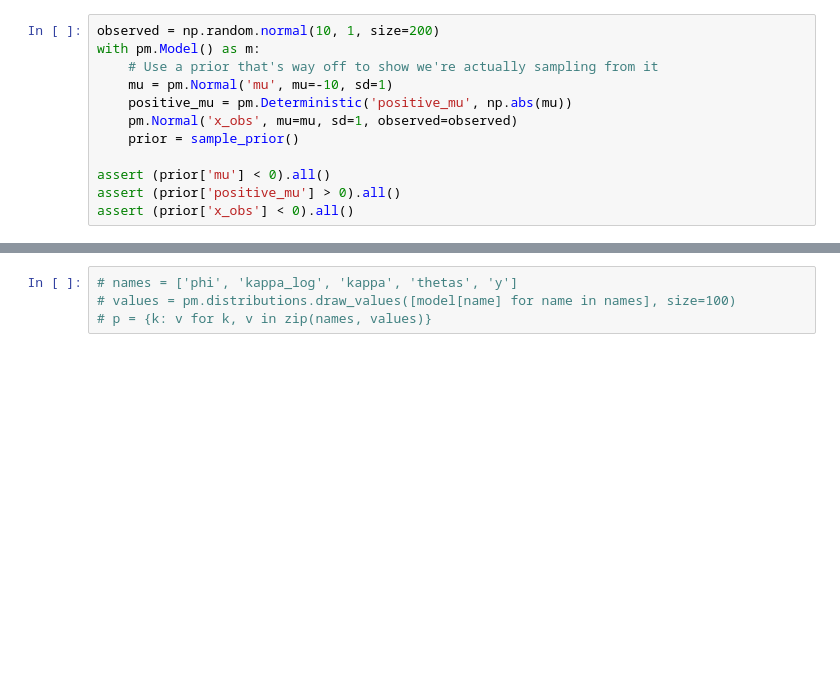
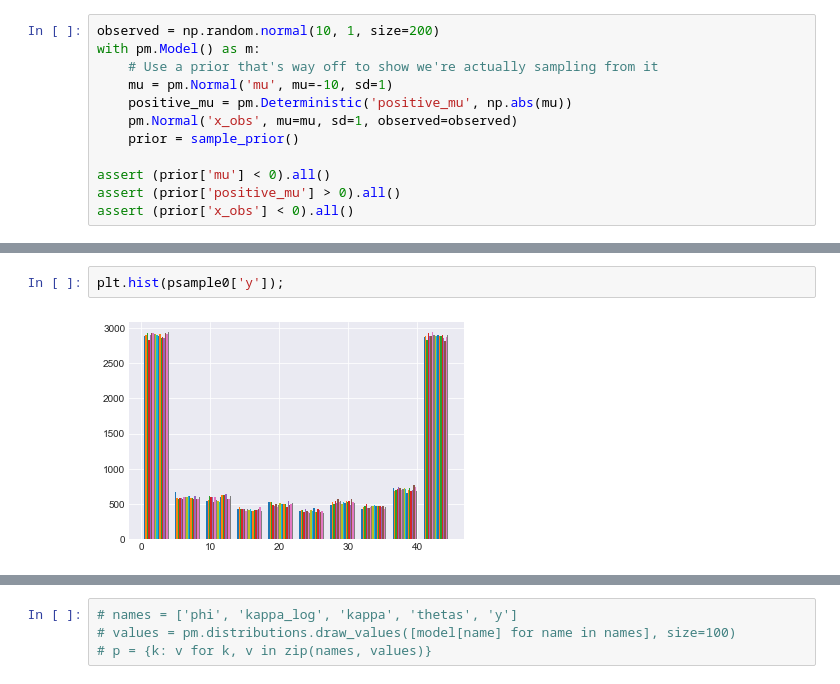
Before and after one commit to junpenglao/Planet_Sakaar_Data_Science, a Jupyter notebook: Miscellaneous/Test_sample_prior.ipynb, the cells around one changed output, grey strips where cells are left out. Drawn from its saved outputs; the diff is of its cells as text; blank space fills up the shorter version.

```diff
--- a/Miscellaneous/Test_sample_prior.ipynb
+++ b/Miscellaneous/Test_sample_prior.ipynb
@@ -107,0 +172,4 @@ assert (prior['x_obs'] < 0).all()
+# %%
+plt.hist(psample0['y']);
+# %% [output]
+[figure, added]
```
Also changed, not shown: parts of 30 cells of this notebook.
